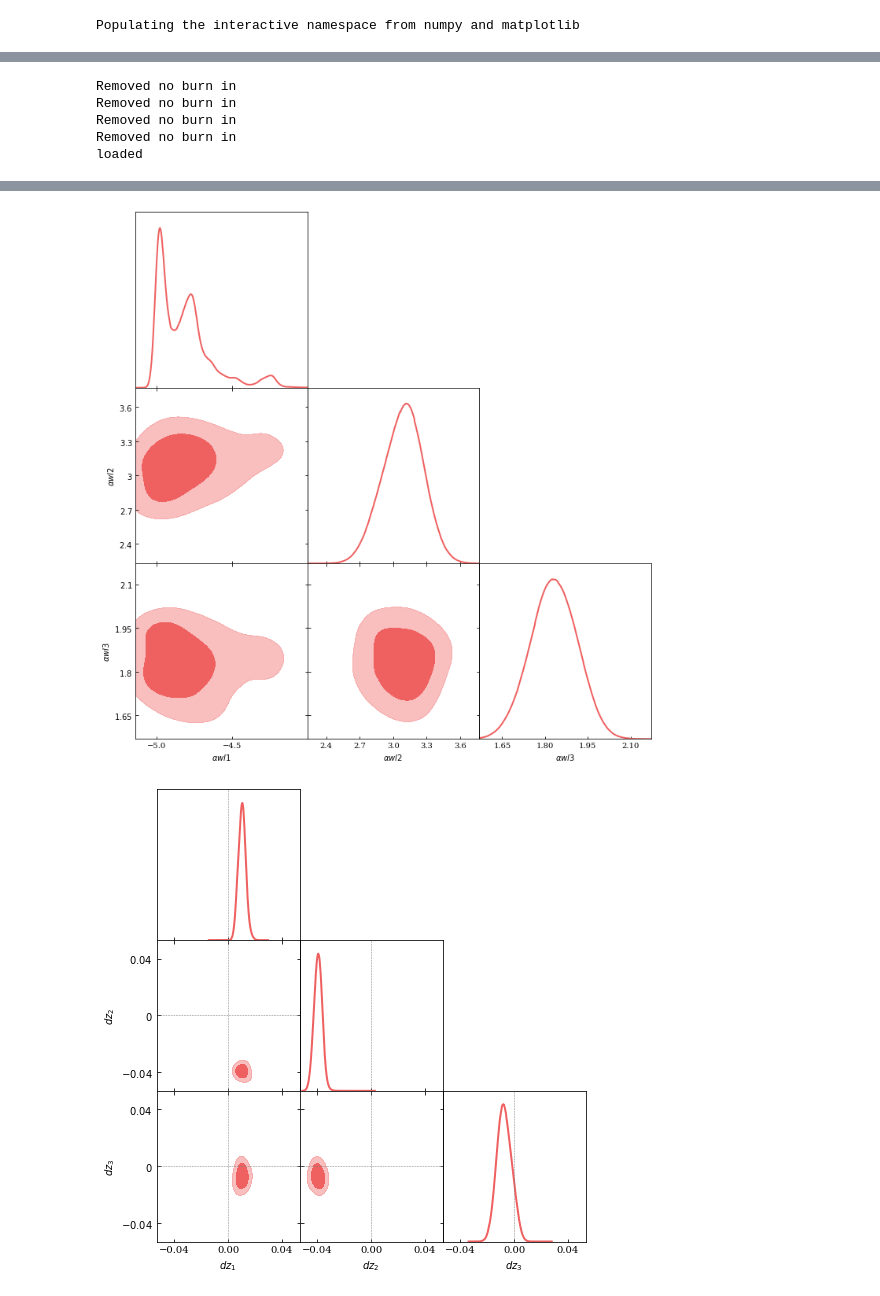
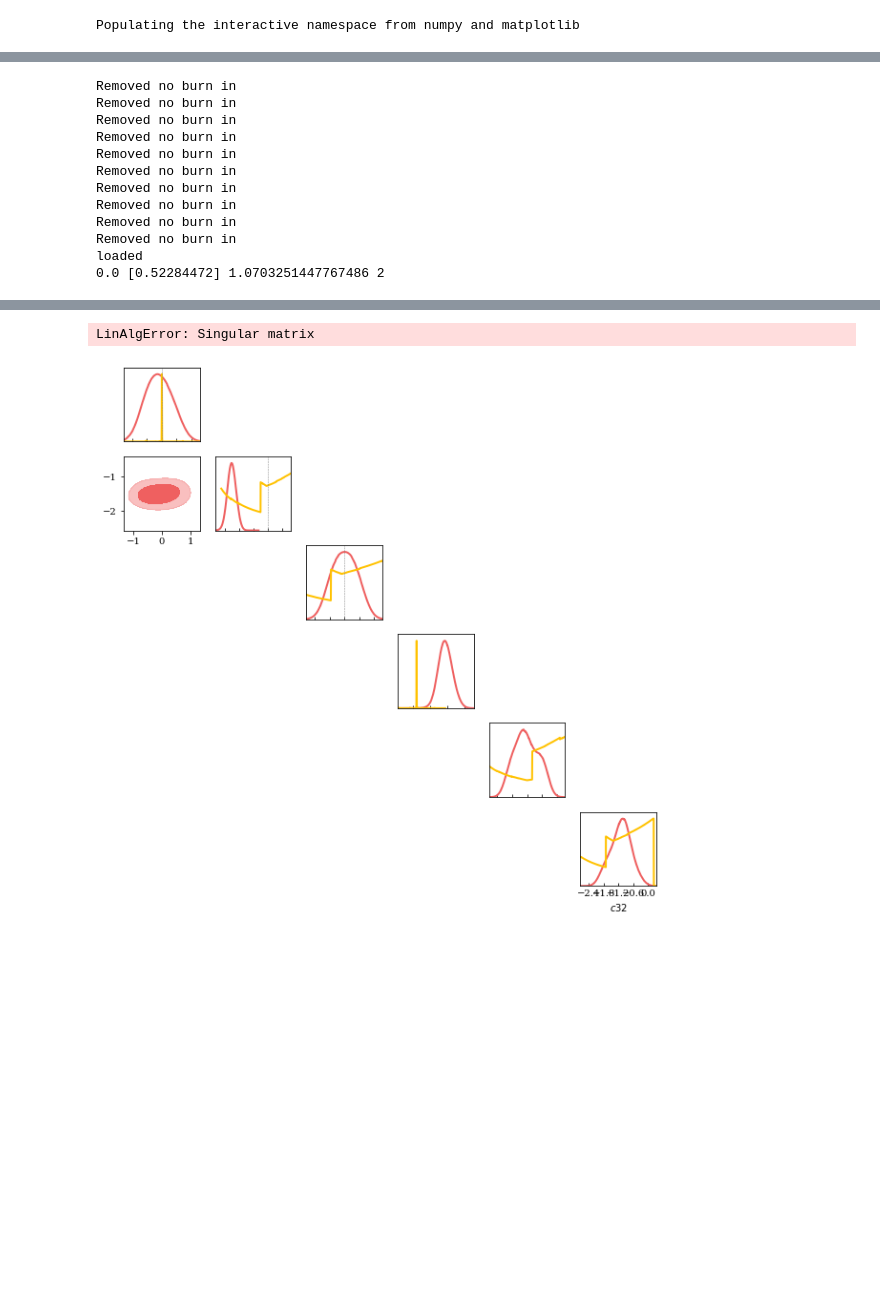
Before and after one commit to mgatti29/CORE, a Jupyter notebook: WZ_like/read_posterior.ipynb, the cells around one changed output, grey strips where cells are left out. Saved outputs shown, nothing was run; the diff lists cells and outputs as text; code cells hidden in the pictures; blank space fills up the shorter version.

```diff
--- a/WZ_like/read_posterior.ipynb
+++ b/WZ_like/read_posterior.ipynb
@@ -267,7 +298,7 @@ chains_options = ['mag_rm_eboss_std', 'mag_rm_eboss', 'nomag_eboss', 'nomag_rm_e
 
 #chains_options = ['nomag_rm_eboss','mag_rm_eboss','mag_rm_eboss_std','prior' ]
 #chains_options = ['mag_rm_eboss_std_05','prior_05' ]
-chains_options = ['shape' ]
+chains_options = ['shape','shape_masked' ]
 
 
 data = dict()
@@ -296,6 +325,7 @@ Samples=[]
 Samples_mag=[]
 Samples_mag_WL=[]
 Samples_bias_WL=[]
+Samples_cc=[]
 bn = 0
 for i,n in enumerate(chains_options) :
     dz1 = np.array(data[n][bn:,4])
@@ -320,7 +350,22 @@ for i,n in enumerate(chains_options) :
     alpha3 = np.array(data[n][bn:,16])
     alpha4 = np.array(data[n][bn:,17])
     alpha5 = np.array(data[n][bn:,18])
+
+
+    # lens mag
+    c11 = np.array(data[n][bn:,-11])
+    c12 = np.array(data[n][bn:,-10])
+    c21 = np.array(data[n][bn:,-9])
+    c22 = np.array(data[n][bn:,-8])
+    c31 = np.array(data[n][bn:,-7])
+    c32 = np.array(data[n][bn:,-6])
+
     #shear_calibration_parameters--m1	shear_calibration_parameters--m2	shear_calibration_parameters--m3	shear_calibration_parameters--m4	wl_photoz_errors--bias_1	wl_photoz_errors--bias_2	wl_photoz_errors--bias_3	wl_photoz_errors--bias_4	lens_photoz_errors--bias_1	lens_photoz_errors--bias_2	lens_photoz_errors--bias_3	bias_lens--b1	bias_lens--b2	bias_lens--b3	mag_alpha_lens--alpha_1	mag_alpha_lens--alpha_2	mag_alpha_lens--alpha_3	mag_alpha_lens--alpha_4	mag_alpha_lens--alpha_5	intrinsic_alignment_parameters--a1	intrinsic_alignment_parameters--a2	intrinsic_alignment_parameters--alpha1	intrinsic_alignment_parameters--alpha2	intrinsic_alignment_parameters--bias_ta	bias_wl--bin_1	bias_wl--bin_2	bias_wl--bin_3	bias_wl--bin_4	mag_alpha_wl--alpha_1	mag_alpha_wl--alpha_2	mag_alpha_wl--alpha_3	mag_alpha_wl--alpha_4	COSMOLOGICAL_PARAMETERS--SIGMA_8	prior	post
+    samples = MCSamples(samples=np.c_[c11,c12,c21,c22,c31,c32], weights=(w),
+                names = ['c11','c12','c21','c22','c31','c32'],
+                labels = ['c11','c12','c21','c22','c31','c32'])
+
+    Samples_cc.append(samples)
 
     samples = MCSamples(samples=np.c_[dz1,dz2,dz3], weights=(w),
                 names = ['dz1','dz2','dz3'],
@@ -347,10 +392,27 @@ for i,n in enumerate(chains_options) :
     Samples_mag_WL.append(samples)
 
 
+print ("loaded")
+g = plots.getSubplotPlotter(width_inch=10)
+g.triangle_plot([Samples_cc[0],Samples_cc[1]],  ['c11','c12','c21','c22','c31','c32'],
+#g.triangle_plot([Samples_mag_WL[0],Samples_mag_WL[1]], ['alpha1','alpha2','alpha3'],
+          filled=[True,True,True,False], colors=[c_2,c_3,c_23,c_cs], alphas=[1,0.4,0.8,1.], lw=[3,3,3],
+          legend_labels=chains_options,
+          #legend_labels=['mean rm nomag', 'mean rm + spread rm', 'mean eboss nomag','combined'],
+          legend_loc='upper right',
+          #line_args=[ {'lw':2, 'color':c_23},{'lw':0.6, 'color':c_cs}],
+          line_args=[{'lw':2, 'color':c_2}, {'lw':2, 'color':c_3},  {'lw':2, 'color':c_23},{'lw':0.6, 'color':c_cs}],
+          contour_colors=[c_2,c_3,c_23,'null'], markers=[0.,0.,0.,0.,],
+
+
+                       )
+
+plt.show()
+'''
 
 print ("loaded")
 g = plots.getSubplotPlotter(width_inch=10)
-g.triangle_plot([Samples_mag_WL[0]],  ['alpha1','alpha2','alpha3'],
+g.triangle_plot([Samples_mag_WL[0],Samples_mag_WL[1]],  ['alpha1','alpha2','alpha3'],
 #g.triangle_plot([Samples_mag_WL[0],Samples_mag_WL[1]], ['alpha1','alpha2','alpha3'],
           filled=[True,True,True,False], colors=[c_2,c_3,c_23,c_cs], alphas=[1,0.4,0.8,1.], lw=[3,3,3],
           legend_labels=chains_options,
@@ -365,9 +427,9 @@ g.triangle_plot([Samples_mag_WL[0]],  ['alpha1','alpha2','alpha3'],
 
 plt.show()
 
-
+'''
 g = plots.getSubplotPlotter(width_inch=7)
-g.triangle_plot([Samples[0]], ['dz1','dz2','dz3'],
+g.triangle_plot([Samples[0],Samples[1]], ['dz1','dz2','dz3'],
           filled=[True,True,True,False], colors=[c_2,c_3,c_23,c_cs], alphas=[1,0.4,0.8,1.], lw=[3,3,3],
           legend_labels=chains_options,
           #legend_labels=['mean rm nomag', 'mean rm + spread rm', 'mean eboss nomag','combined'],
@@ -384,7 +446,7 @@ plt.show()
 
 
 g = plots.getSubplotPlotter(width_inch=10)
-g.triangle_plot([Samples_bias_WL[0]],  ['b1','b2','b3'],
+g.triangle_plot([Samples_bias_WL[0],Samples_bias_WL[1]],  ['b1','b2','b3'],
           filled=[True,True,True,False], colors=[c_2,c_3,c_23,c_cs], alphas=[1,0.4,0.8,1.], lw=[3,3,3],
           legend_labels=chains_options,
           #legend_labels=['mean rm nomag', 'mean rm + spread rm', 'mean eboss nomag','combined'],
@@ -401,7 +463,7 @@ plt.show()
 
 
 g = plots.getSubplotPlotter(width_inch=10)
-g.triangle_plot([Samples_mag[0]],  ['alpha1','alpha2','alpha3','alpha4','alpha5'],
+g.triangle_plot([Samples_mag[0],Samples_mag[1]],  ['alpha1','alpha2','alpha3','alpha4','alpha5'],
           filled=[True,True,True,False], colors=[c_2,c_3,c_23,c_cs], alphas=[1,0.4,0.8,1.], lw=[3,3,3],
           legend_labels=chains_options,
           #legend_labels=['mean rm nomag', 'mean rm + spread rm', 'mean eboss nomag','combined'],
@@ -421,5 +494,12 @@ WARNING:root:outlier fraction 0.0145803698435
+Removed no burn in
+Removed no burn in
+Removed no burn in
+Removed no burn in
+Removed no burn in
+Removed no burn in
 Removed no burn in
 Removed no burn in
 Removed no burn in
 Removed no burn in
 loaded
+0.0 [0.52284472] 1.0703251447767486 2
@@ -426,2 +508,2 @@ loaded
+LinAlgError: Singular matrix
-[figure, old version]
+[figure, new version]
-[figure, removed]
```
Also changed, not shown: parts of 6 cells of this notebook, 18 other files.
